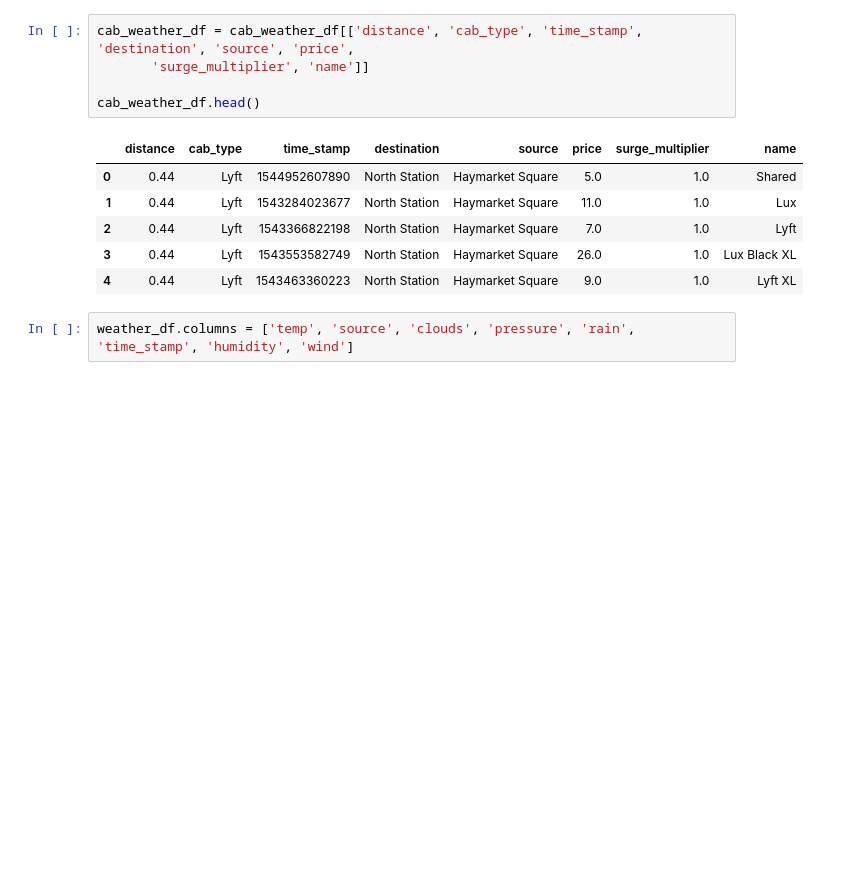
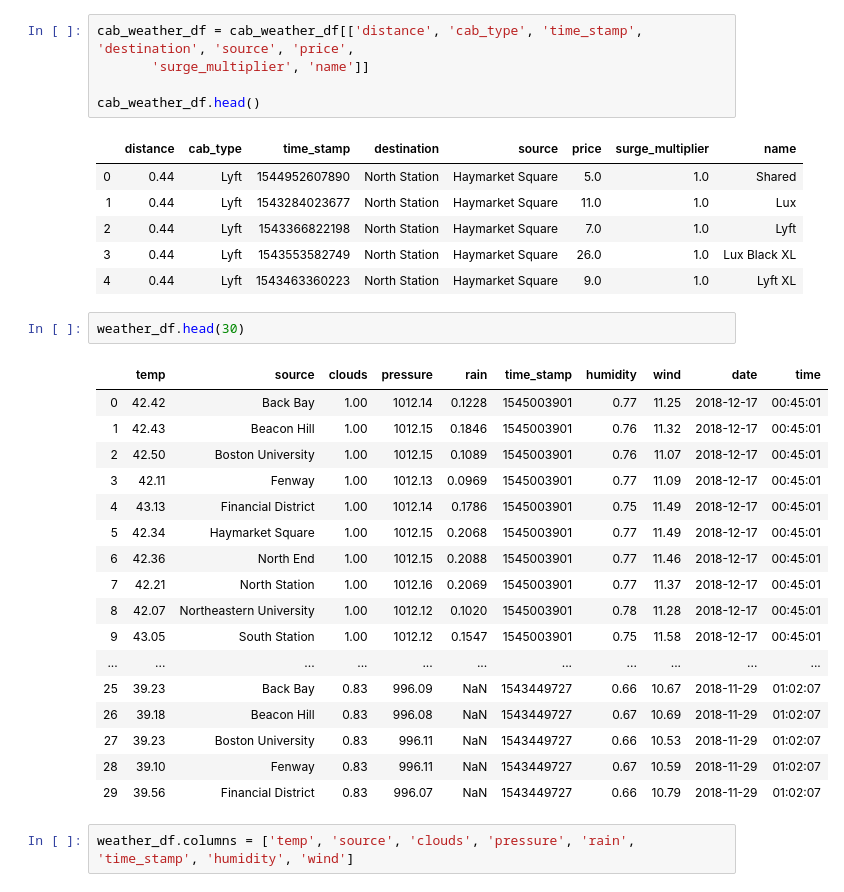
Before and after one commit to Mortendefries/AI, a Jupyter notebook: Data prep_merge.ipynb, the cells around one changed output. Drawn from its saved outputs; the diff is of its cells as text; blank space fills up the shorter version.

```diff
--- a/Data prep_merge.ipynb
+++ b/Data prep_merge.ipynb
@@ -54,6 +54,26 @@ cab_weather_df.head()
 | 2 | 0.44 | Lyft | 1543366822198 | North Station | Haymarket Square | 7.0 | 1.0 | Lyft |
 | 3 | 0.44 | Lyft | 1543553582749 | North Station | Haymarket Square | 26.0 | 1.0 | Lux Black XL |
 | 4 | 0.44 | Lyft | 1543463360223 | North Station | Haymarket Square | 9.0 | 1.0 | Lyft XL |
+# %%
+weather_df.head(30)
+# %% [output]
+|  | temp | source | clouds | pressure | rain | time_stamp | humidity | wind | date | time |
+| 0 | 42.42 | Back Bay | 1.00 | 1012.14 | 0.1228 | 1545003901 | 0.77 | 11.25 | 2018-12-17 | 00:45:01 |
+| 1 | 42.43 | Beacon Hill | 1.00 | 1012.15 | 0.1846 | 1545003901 | 0.76 | 11.32 | 2018-12-17 | 00:45:01 |
+| 2 | 42.50 | Boston University | 1.00 | 1012.15 | 0.1089 | 1545003901 | 0.76 | 11.07 | 2018-12-17 | 00:45:01 |
+| 3 | 42.11 | Fenway | 1.00 | 1012.13 | 0.0969 | 1545003901 | 0.77 | 11.09 | 2018-12-17 | 00:45:01 |
+| 4 | 43.13 | Financial District | 1.00 | 1012.14 | 0.1786 | 1545003901 | 0.75 | 11.49 | 2018-12-17 | 00:45:01 |
+| 5 | 42.34 | Haymarket Square | 1.00 | 1012.15 | 0.2068 | 1545003901 | 0.77 | 11.49 | 2018-12-17 | 00:45:01 |
+| 6 | 42.36 | North End | 1.00 | 1012.15 | 0.2088 | 1545003901 | 0.77 | 11.46 | 2018-12-17 | 00:45:01 |
+| 7 | 42.21 | North Station | 1.00 | 1012.16 | 0.2069 | 1545003901 | 0.77 | 11.37 | 2018-12-17 | 00:45:01 |
+| 8 | 42.07 | Northeastern University | 1.00 | 1012.12 | 0.1020 | 1545003901 | 0.78 | 11.28 | 2018-12-17 | 00:45:01 |
+| 9 | 43.05 | South Station | 1.00 | 1012.12 | 0.1547 | 1545003901 | 0.75 | 11.58 | 2018-12-17 | 00:45:01 |
+| ... | ... | ... | ... | ... | ... | ... | ... | ... | ... | ... |
+| 25 | 39.23 | Back Bay | 0.83 | 996.09 | NaN | 1543449727 | 0.66 | 10.67 | 2018-11-29 | 01:02:07 |
+| 26 | 39.18 | Beacon Hill | 0.83 | 996.08 | NaN | 1543449727 | 0.67 | 10.69 | 2018-11-29 | 01:02:07 |
+| 27 | 39.23 | Boston University | 0.83 | 996.11 | NaN | 1543449727 | 0.66 | 10.53 | 2018-11-29 | 01:02:07 |
+| 28 | 39.10 | Fenway | 0.83 | 996.11 | NaN | 1543449727 | 0.67 | 10.59 | 2018-11-29 | 01:02:07 |
+| 29 | 39.56 | Financial District | 0.83 | 996.07 | NaN | 1543449727 | 0.66 | 10.79 | 2018-11-29 | 01:02:07 |
 # %%
 weather_df.columns = ['temp', 'source', 'clouds', 'pressure', 'rain', 'time_stamp', 'humidity', 'wind']
 # %%
```
Also changed, not shown: parts of 8 cells of this notebook, 3 other files.
